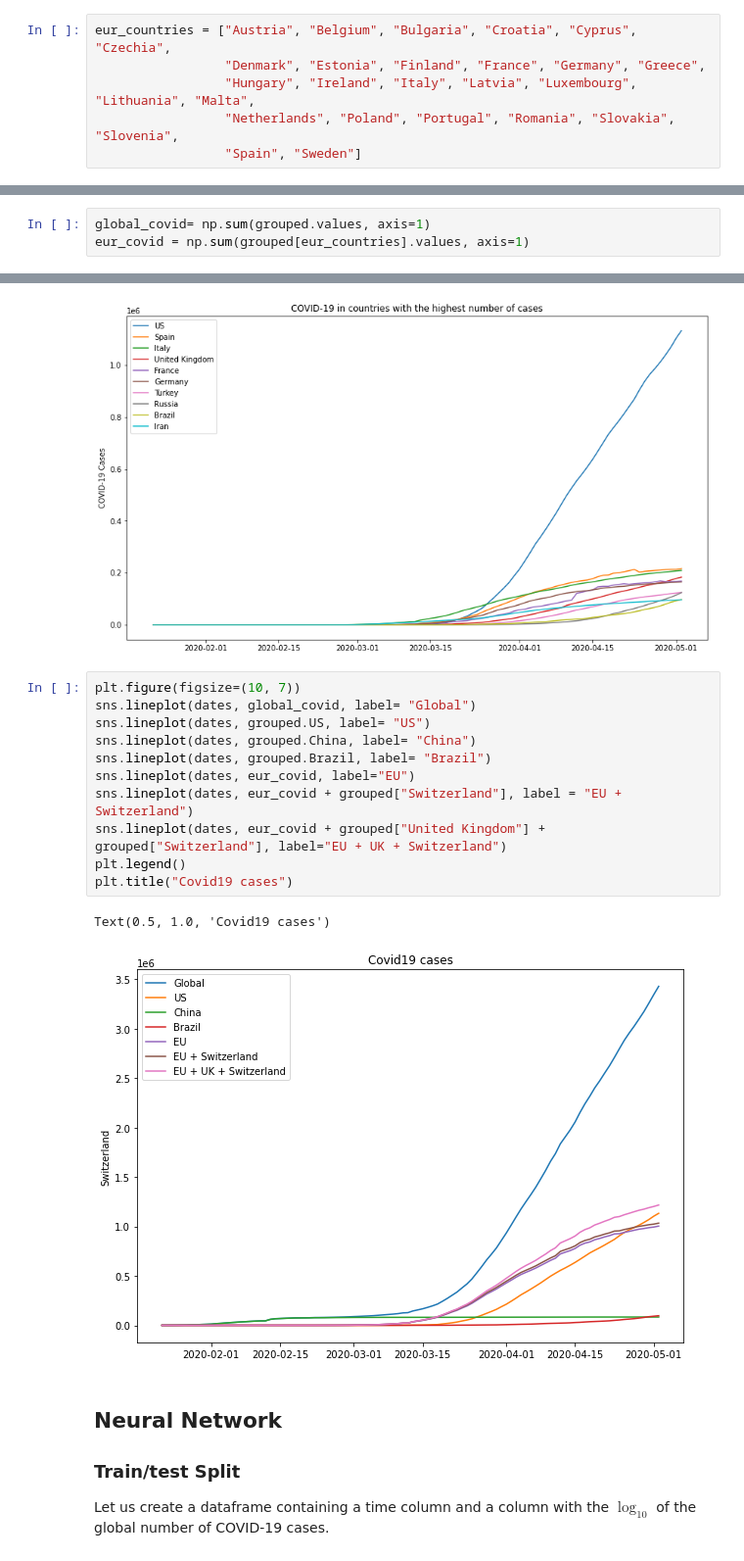
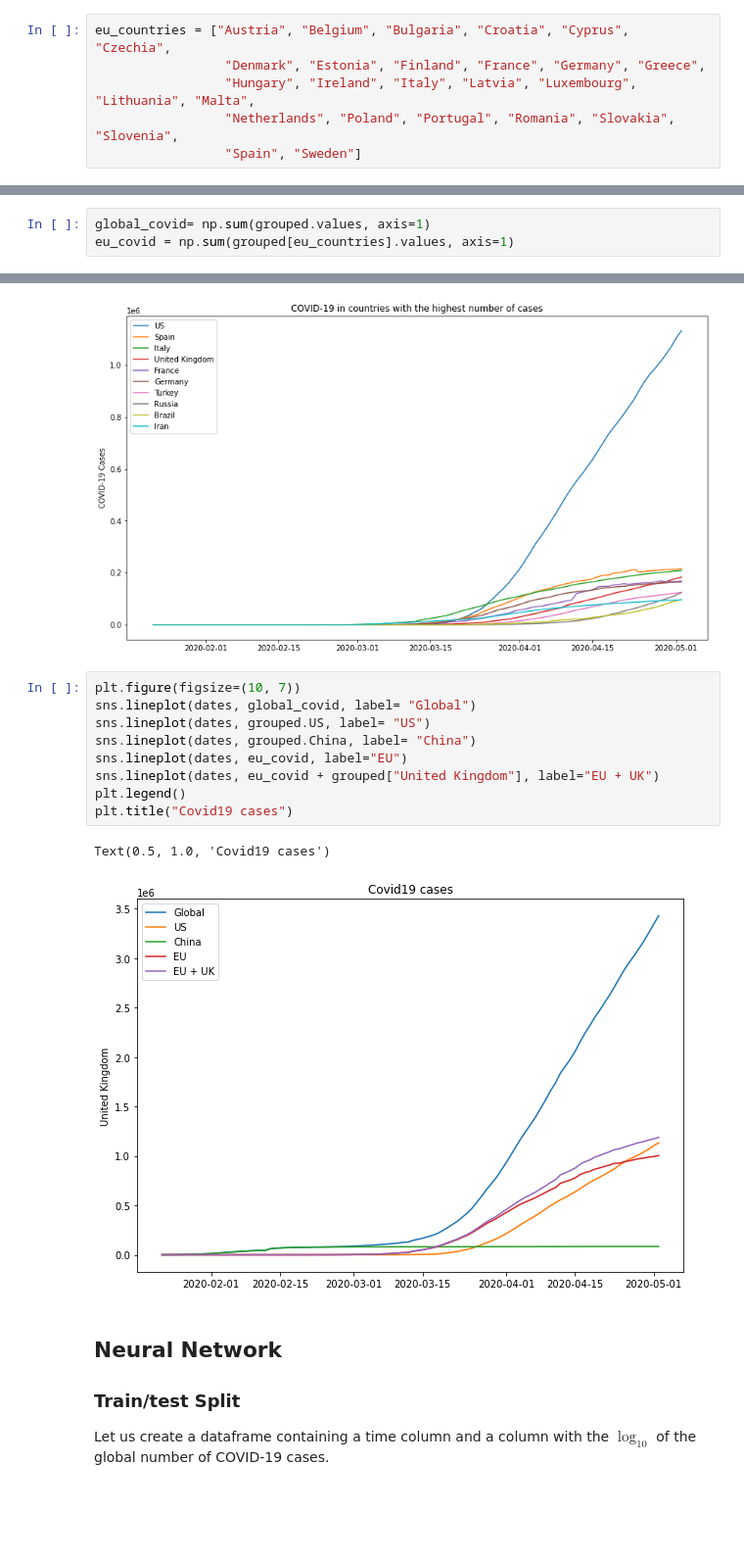
Before and after one commit to GianCarloMilanese/bdmapr_project, a Jupyter notebook: 3.ipynb, the cells around one changed output, grey strips where cells are left out. Shown at 98% size. Drawn from its saved outputs; the diff is of its cells as text; blank space fills up the shorter version.

```diff
--- a/3.ipynb
+++ b/3.ipynb
@@ -144,7 +144,7 @@ plt.show()
 # %% [markdown]
 List of EU Countries:
 # %%
-eur_countries = ["Austria", "Belgium", "Bulgaria", "Croatia", "Cyprus", "Czechia",
+eu_countries = ["Austria", "Belgium", "Bulgaria", "Croatia", "Cyprus", "Czechia",
                  "Denmark", "Estonia", "Finland", "France", "Germany", "Greece",
                  "Hungary", "Ireland", "Italy", "Latvia", "Luxembourg", "Lithuania", "Malta",
                  "Netherlands", "Poland", "Portugal", "Romania", "Slovakia", "Slovenia",
@@ -153,7 +153,7 @@ eur_countries = ["Austria", "Belgium", "Bulgaria", "Croatia", "Cyprus", "Czechia
 Time series of global and EU covid cases:
 # %%
 global_covid= np.sum(grouped.values, axis=1)
-eur_covid = np.sum(grouped[eur_countries].values, axis=1)
+eu_covid = np.sum(grouped[eu_countries].values, axis=1)
 # %% [markdown]
 Let us plot the time seriesof cases in the 10 countries with the most number of cases.
 # %%
@@ -172,17 +172,15 @@ plt.show()
 # %%
 plt.figure(figsize=(10, 7))
 sns.lineplot(dates, global_covid, label= "Global")
 sns.lineplot(dates, grouped.US, label= "US")
 sns.lineplot(dates, grouped.China, label= "China")
-sns.lineplot(dates, grouped.Brazil, label= "Brazil")
-sns.lineplot(dates, eur_covid, label="EU")
-sns.lineplot(dates, eur_covid + grouped["Switzerland"], label = "EU + Switzerland")
-sns.lineplot(dates, eur_covid + grouped["United Kingdom"] + grouped["Switzerland"], label="EU + UK + Switzerland")
+sns.lineplot(dates, eu_covid, label="EU")
+sns.lineplot(dates, eu_covid + grouped["United Kingdom"], label="EU + UK")
 plt.legend()
 plt.title("Covid19 cases")
 # %% [output]
 Text(0.5, 1.0, 'Covid19 cases')
-[figure, old version]
+[figure, new version]
 # %% [markdown]
 ## Neural Network
 
```
Also changed, not shown: parts of 11 cells of this notebook, 2 other files.
